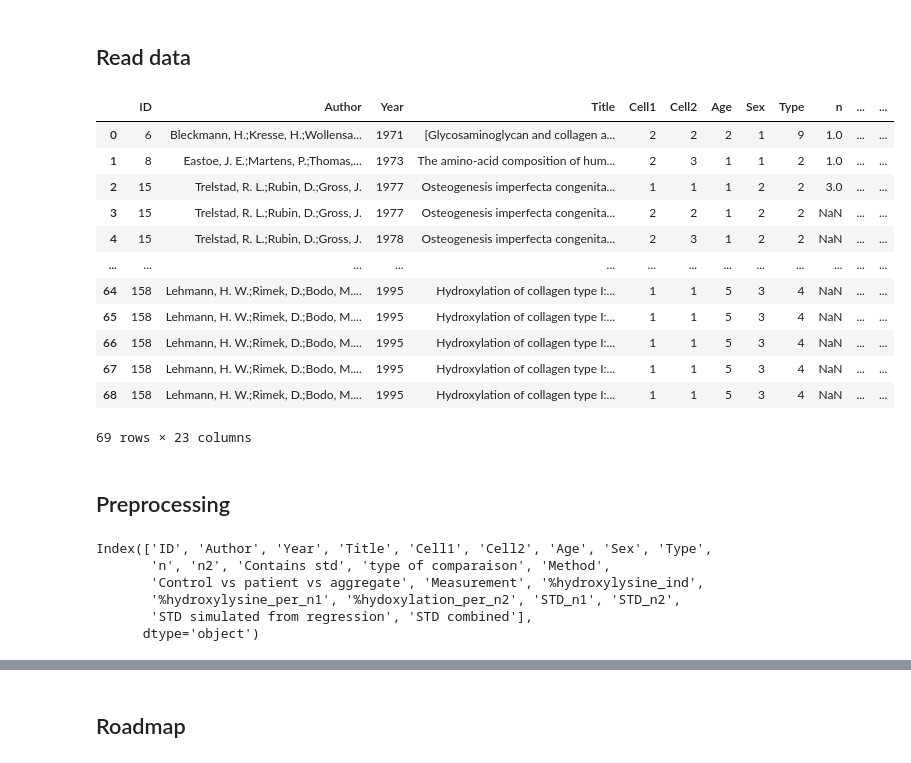
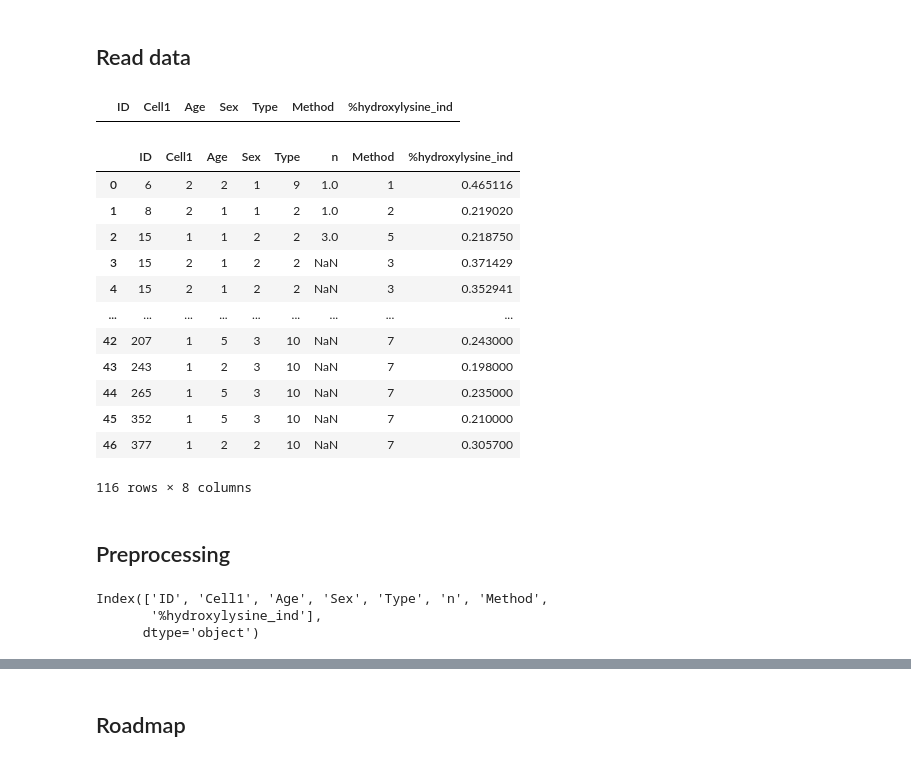
Before and after one commit to RareDiseaseData/Meta-analysis-data, a Jupyter notebook: simulation.ipynb, the cells around one changed output, grey strips where cells are left out. Drawn from its saved outputs; the diff is of its cells as text; code cells hidden in the pictures.

Commit message:
- Control data added - Outlier detection started

```diff
--- a/simulation.ipynb
+++ b/simulation.ipynb
@@ -9,31 +9,60 @@ import matplotlib.pyplot as plt
 import seaborn as sns
 # %% [markdown]
 ## Read data
+# %%
+df_patient = pd.read_csv("content/Hyl_Patient_data.csv")
+df_patient = df_patient[[
+    'ID',
+    'Cell1', # 1 fibroblast or 2 bone
+    'Age',
+    'Sex',
+    'Type', # severity of the pain (not linear)
+    # 'n',
+    'Method', # quemistry method used for the extraction
+    '%hydroxylysine_ind', # outcome for ipd
+    # 'STD_n1', # within study std
+    # 'STD_n2' # within study std within type
+]]
+
+df_control = pd.read_csv("content/Hyl_Control_data.csv")
+df_control = df_control[[
+    'ID',
+    'Cell1', # 1 fibroblast or 2 bone
+    'Age',
+    'Sex',
+    'Type', # severity of the pain (not linear)
+    # 'n',
+    'Method', # quemistry method used for the extraction
+    '%hydroxylysine_ind', # outcome for ipd
+    # 'STD_n1', # within study std
+    # 'STD_n2' # within study std within type
+]]
+# %%
+df_patient[df_patient.isna().any(axis=1)]
+# %% [output]
+|  | ID | Cell1 | Age | Sex | Type | Method | %hydroxylysine_ind |
 # %%
-df = pd.read_csv("content/Hyl_Patient_data.csv")
+df = pd.concat([df_patient, df_control])
 df
 # %% [output]
-|  | ID | Author | Year | Title | Cell1 | Cell2 | Age | Sex | Type | n | ... | ... |
-| 0 | 6 | Bleckmann, H.;Kresse, H.;Wollensa... | 1971 | [Glycosaminoglycan and collagen a... | 2 | 2 | 2 | 1 | 9 | 1.0 | ... | ... |
-| 1 | 8 | Eastoe, J. E.;Martens, P.;Thomas,... | 1973 | The amino-acid composition of hum... | 2 | 3 | 1 | 1 | 2 | 1.0 | ... | ... |
-| 2 | 15 | Trelstad, R. L.;Rubin, D.;Gross, J. | 1977 | Osteogenesis imperfecta congenita... | 1 | 1 | 1 | 2 | 2 | 3.0 | ... | ... |
-| 3 | 15 | Trelstad, R. L.;Rubin, D.;Gross, J. | 1977 | Osteogenesis imperfecta congenita... | 2 | 2 | 1 | 2 | 2 | NaN | ... | ... |
-| 4 | 15 | Trelstad, R. L.;Rubin, D.;Gross, J. | 1978 | Osteogenesis imperfecta congenita... | 2 | 3 | 1 | 2 | 2 | NaN | ... | ... |
-| ... | ... | ... | ... | ... | ... | ... | ... | ... | ... | ... | ... | ... |
-| 64 | 158 | Lehmann, H. W.;Rimek, D.;Bodo, M.... | 1995 | Hydroxylation of collagen type I:... | 1 | 1 | 5 | 3 | 4 | NaN | ... | ... |
-| 65 | 158 | Lehmann, H. W.;Rimek, D.;Bodo, M.... | 1995 | Hydroxylation of collagen type I:... | 1 | 1 | 5 | 3 | 4 | NaN | ... | ... |
-| 66 | 158 | Lehmann, H. W.;Rimek, D.;Bodo, M.... | 1995 | Hydroxylation of collagen type I:... | 1 | 1 | 5 | 3 | 4 | NaN | ... | ... |
-| 67 | 158 | Lehmann, H. W.;Rimek, D.;Bodo, M.... | 1995 | Hydroxylation of collagen type I:... | 1 | 1 | 5 | 3 | 4 | NaN | ... | ... |
-| 68 | 158 | Lehmann, H. W.;Rimek, D.;Bodo, M.... | 1995 | Hydroxylation of collagen type I:... | 1 | 1 | 5 | 3 | 4 | NaN | ... | ... |
+|  | ID | Cell1 | Age | Sex | Type | n | Method | %hydroxylysine_ind |
+| 0 | 6 | 2 | 2 | 1 | 9 | 1.0 | 1 | 0.465116 |
+| 1 | 8 | 2 | 1 | 1 | 2 | 1.0 | 2 | 0.219020 |
+| 2 | 15 | 1 | 1 | 2 | 2 | 3.0 | 5 | 0.218750 |
+| 3 | 15 | 2 | 1 | 2 | 2 | NaN | 3 | 0.371429 |
+| 4 | 15 | 2 | 1 | 2 | 2 | NaN | 3 | 0.352941 |
+| ... | ... | ... | ... | ... | ... | ... | ... | ... |
+| 42 | 207 | 1 | 5 | 3 | 10 | NaN | 7 | 0.243000 |
+| 43 | 243 | 1 | 2 | 3 | 10 | NaN | 7 | 0.198000 |
+| 44 | 265 | 1 | 5 | 3 | 10 | NaN | 7 | 0.235000 |
+| 45 | 352 | 1 | 5 | 3 | 10 | NaN | 7 | 0.210000 |
+| 46 | 377 | 1 | 2 | 2 | 10 | NaN | 7 | 0.305700 |
-69 rows × 23 columns
+116 rows × 8 columns
 # %% [markdown]
 ## Preprocessing
 # %%
 df.columns
 # %% [output]
-Index(['ID', 'Author', 'Year', 'Title', 'Cell1', 'Cell2', 'Age', 'Sex', 'Type',
-       'n', 'n2', 'Contains std', 'type of comparaison', 'Method',
-       'Control vs patient vs aggregate', 'Measurement', '%hydroxylysine_ind',
-       '%hydroxylysine_per_n1', '%hydoxylation_per_n2', 'STD_n1', 'STD_n2',
-       'STD simulated from regression', 'STD combined'],
+Index(['ID', 'Cell1', 'Age', 'Sex', 'Type', 'n', 'Method',
+       '%hydroxylysine_ind'],
       dtype='object')
```
Also changed, not shown: parts of 43 cells of this notebook, 1 other file.
